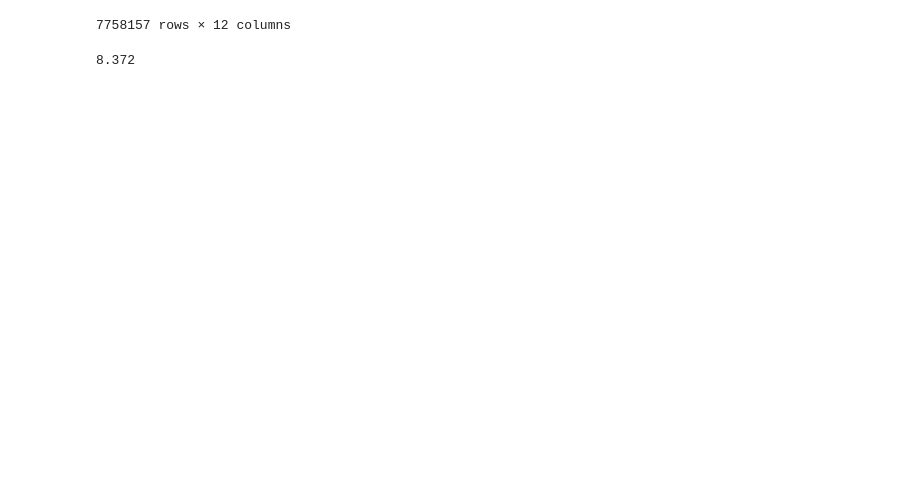
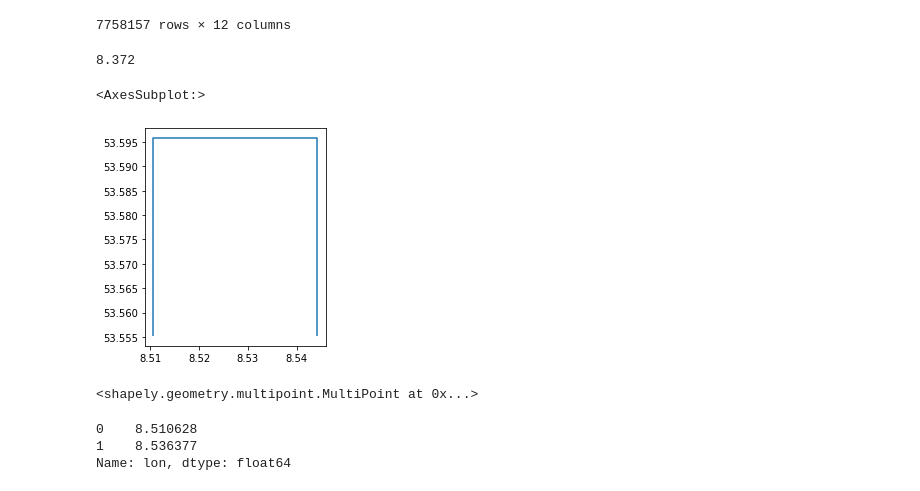
Before and after one commit to kono94/ship-path-prediction, a Jupyter notebook: deeprl/processing/process_trajectories.ipynb, the cells around one changed output. Saved outputs shown, nothing was run; the diff lists cells and outputs as text; code cells hidden in the pictures; blank space fills up the shorter version.

```diff
--- a/deeprl/processing/process_trajectories.ipynb
+++ b/deeprl/processing/process_trajectories.ipynb
@@ -133,3 +130,21 @@ linear_out.to_csv("trajectories_aishub_linear.csv", index=False)
 linear_out[linear_out["sog"] <= 30]["lon"].min()
 # %% [output]
 8.372
+# %%
+df = pd.DataFrame({'lon':[8.5106277, 8.5363770, 8.5394669, 8.5411835, 8.5442734], 'lat': [53.5957650, 53.5786462, 53.5686570, 53.5611125, 53.5551984]})
+
+m = folium.Map(location=[53.54, 8.56])
+coordinates = np.vstack((df['lat'], df['lon'])).T
+data_tuples = list(zip(df["lat"], df["lon"]))
+line = folium.PolyLine(coordinates,
+    weight=1,
+    color="black",
+).add_to(m)
+attr = {"font-weight": "bold", "font-size": "24"}
+plugins.PolyLineTextPath(line, line_color='#FF0000', line_weight=5, attributes=attr, text="").add_to(m)
+for tuple in data_tuples:
+    #folium.Marker( location=[ coord[0], coord[1] ], fill_color='#43d9de', radius=1 ).add_to( m )
+    folium.CircleMarker(location=[tuple[0], tuple[1]], radius=2, popup=f'lat:{tuple[0]},  lon: {tuple[1]}, time: {tuple[1]} mmsi:').add_to(m)
+    #folium.Marker(location=[tuple[0][0], tuple[0][1]], icon=DivIcon(icon_size=(150,36), icon_anchor=(-13,0),
+    #    html='<div style="font-size: 8pt;">{}</div>'.format(tuple[1]))).add_to(m)
+m
@@ -135,0 +176,17 @@ linear_out[linear_out["sog"] <= 30]["lon"].min()
+# %%
+#geopandas.GeoSeries(map(Point, zip(df["lat"], df["lon"])).unary_union).boundary
+gdf = geopandas.GeoDataFrame(
+    df, geometry=geopandas.points_from_xy(df["lon"],df["lat"]))
+# %% [output]
+<AxesSubplot:>
+[figure, added]
+# %%
+gdf.geometry.unary_union
+# %% [output]
+<shapely.geometry.multipoint.MultiPoint at 0x...>
+# %%
+df["lon"][0:2]
+# %% [output]
+0    8.510628
+1    8.536377
+Name: lon, dtype: float64
```
Also changed, not shown: parts of 3 cells of this notebook, 5 other files.
